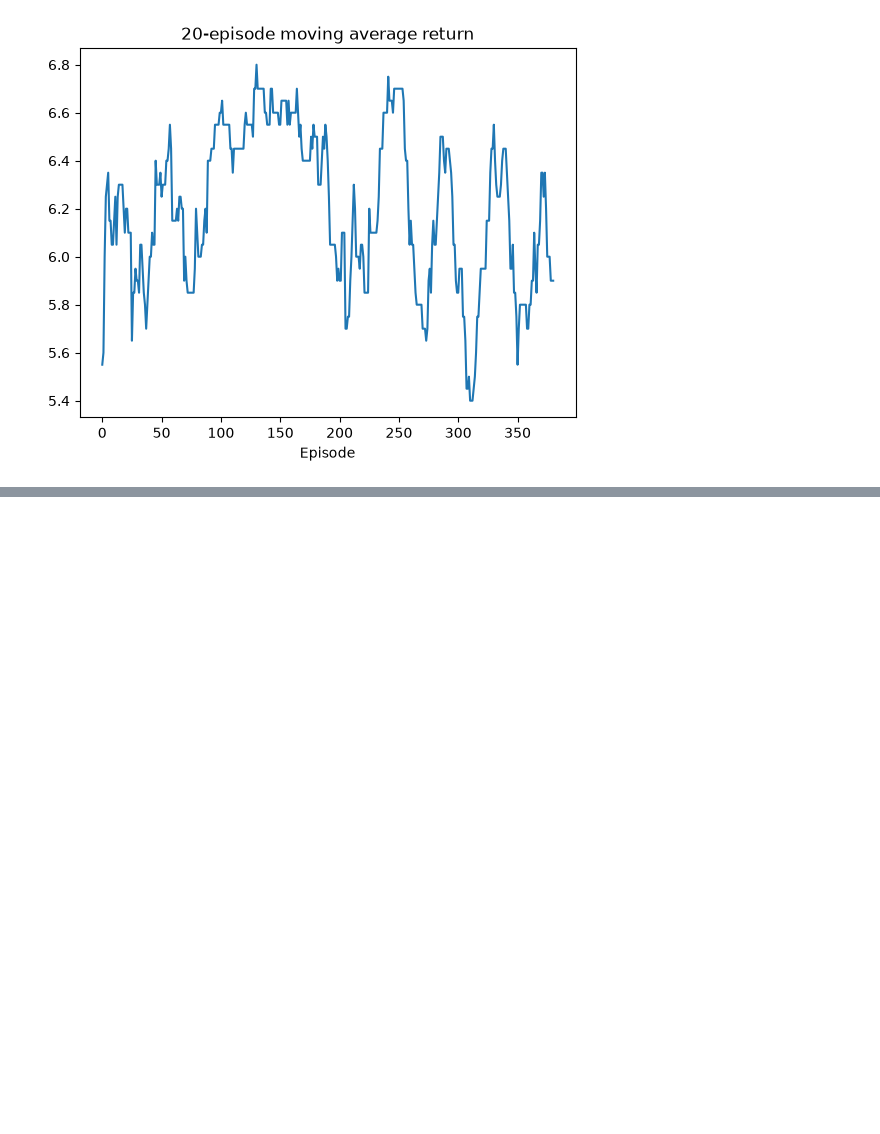
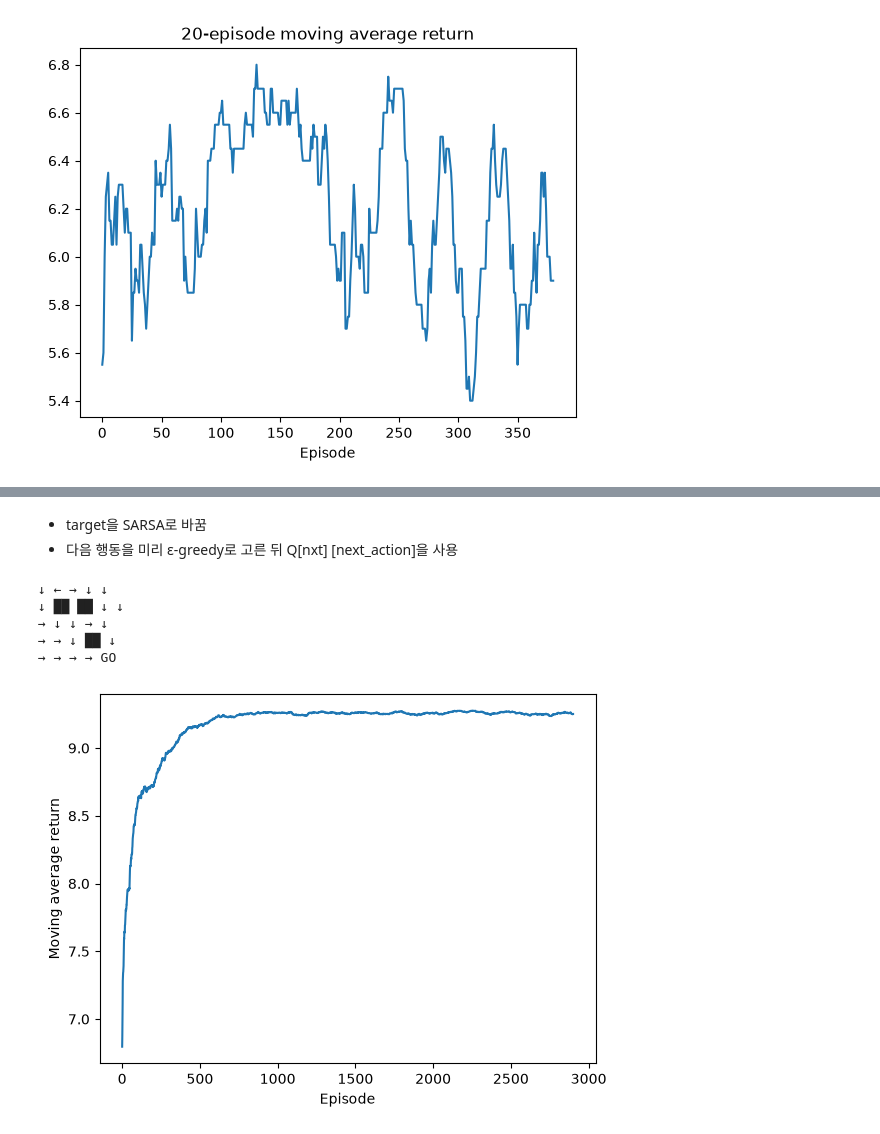
Before and after one commit to harwoon/13_----, a Jupyter notebook: 3_강화학습-모델프리.ipynb, the cells around one changed output, grey strips where cells are left out. Saved outputs shown, nothing was run; the diff lists cells and outputs as text; code cells hidden in the pictures; blank space fills up the shorter version.

```diff
--- a/3_강화학습-모델프리.ipynb
+++ b/3_강화학습-모델프리.ipynb
@@ -452,0 +469,3 @@ Q 테이블 (왼쪽, 오른쪽):
+# %% [markdown]
+- target을 SARSA로 바꿈
+- 다음 행동을 미리 ε-greedy로 고른 뒤 Q[nxt] [next_action]을 사용
@@ -452,0 +522,19 @@ Q 테이블 (왼쪽, 오른쪽):
+# %%
+Qsarsa, sarsa_returns = train_grid_sarsa()
+arrow = np.array(['↑', '↓', '←', '→'])
+
+for r in range(5):
+    print(' '.join('██' if (r, c) in GridWorld().walls else 'GO' if (r, c) == (4, 4)
+                   else arrow[np.argmax(Qsarsa[r, c])] for c in range(5)))
+
+plt.plot(np.convolve(sarsa_returns, np.ones(100) / 100, mode='valid'))
+plt.xlabel('Episode')
+plt.ylabel('Moving average return')
+plt.show()
+# %% [output]
+↓ ← → ↓ ↓
+↓ ██ ██ ↓ ↓
+→ ↓ ↓ → ↓
+→ → ↓ ██ ↓
+→ → → → GO
+[figure, added]
```
Also changed, not shown: parts of 3 cells of this notebook, 1 other file.
